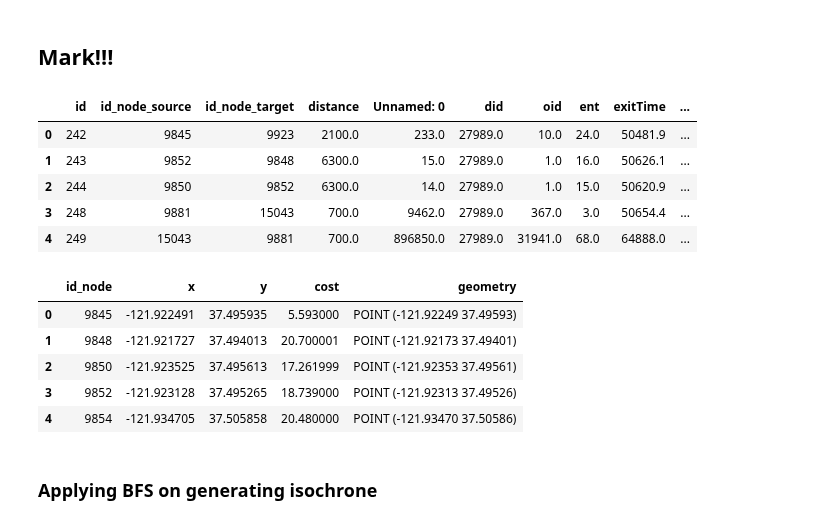
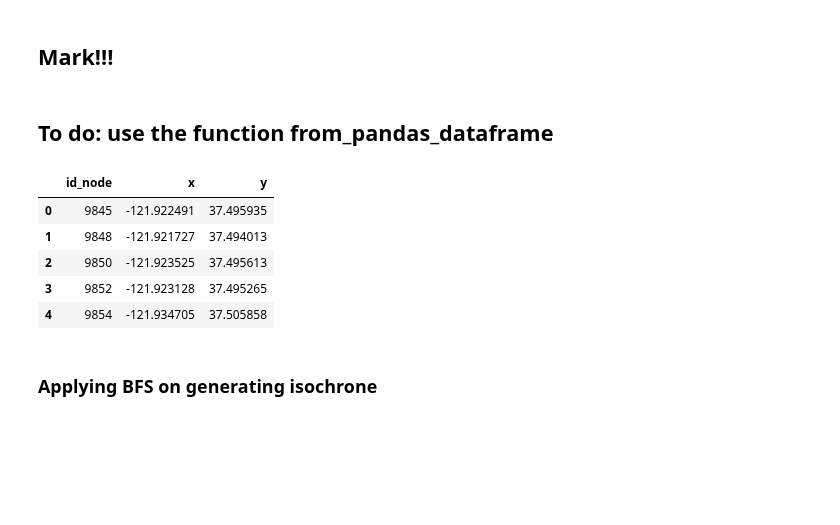
Before and after one commit to Fremont-project/data-processing, a Jupyter notebook: pipeline/aimsun-data-analysis/KPI calculation pipeline.ipynb, the cells around one changed output. Cells and saved outputs as stored; diff of their text form; code cells hidden in the pictures; blank space fills up the shorter version.

```diff
--- a/pipeline/aimsun-data-analysis/KPI calculation pipeline.ipynb
+++ b/pipeline/aimsun-data-analysis/KPI calculation pipeline.ipynb
@@ -108,9 +109,10 @@ warnings.filterwarnings('ignore')
 - Networkx (to convert the data to a network)
 - Visualize the Geopandas network shapefile in Kepler.gl
 # %%
-nodes = GeoDataFrame.from_file(data_path + "/Data processing/Raw/Network/Aimsun/nodes.shp")
+def read_gdf(path):
+    gdf = gpd.GeoDataFrame.from_file(path)
+    gdf = gdf.to_crs(epsg=4326)
+    return gdf
 
-sections = GeoDataFrame.from_file(data_path + "/Data processing/Raw/Network/Aimsun/sections.shp")
+Aimsun_nodes = read_gdf(data_path + "/Data processing/Raw/Network/Aimsun/nodes.shp")
+Aimsun_sections = read_gdf(data_path + "/Data processing/Raw/Network/Aimsun/sections.shp")
-# %%
-Aimsun_nodes = nodes.to_crs(epsg=4326)
-Aimsun_sections = sections.to_crs(epsg=4326)
@@ -168,3 +197,5 @@ preprocess the dataset before dumping the network into pandana
 # %%
-Aimsun_nodes['x'] = Aimsun_nodes['geometry'].x
-Aimsun_nodes['y'] = Aimsun_nodes['geometry'].y
+nodes = Aimsun_nodes[['id']].astype(int)
+nodes['x'] = Aimsun_nodes.geometry.x
+nodes['y'] = Aimsun_nodes.geometry.y
+nodes = nodes.rename(columns={"id": "id_node"})
@@ -560,25 +493,16 @@ edge_weighted.head(5)
 # %% [markdown]
 ## Mark!!!
-# %%
-#
-# edge_weighted['travelTime'] = 2
-edge_weighted.head(5)
-# %% [output]
-|  | id | id_node_source | id_node_target | distance | Unnamed: 0 | did | oid | ent | exitTime | ... |
-| 0 | 242 | 9845 | 9923 | 2100.0 | 233.0 | 27989.0 | 10.0 | 24.0 | 50481.9 | ... |
-| 1 | 243 | 9852 | 9848 | 6300.0 | 15.0 | 27989.0 | 1.0 | 16.0 | 50626.1 | ... |
-| 2 | 244 | 9850 | 9852 | 6300.0 | 14.0 | 27989.0 | 1.0 | 15.0 | 50620.9 | ... |
-| 3 | 248 | 9881 | 15043 | 700.0 | 9462.0 | 27989.0 | 367.0 | 3.0 | 50654.4 | ... |
-| 4 | 249 | 15043 | 9881 | 700.0 | 896850.0 | 27989.0 | 31941.0 | 68.0 | 64888.0 | ... |
+# %% [markdown]
+## To do: use the function from_pandas_dataframe
 # %%
-nodes_gdf.head(5)
+nodes.head(5)
 # %% [output]
-|  | id_node | x | y | cost | geometry |
-| 0 | 9845 | -121.922491 | 37.495935 | 5.593000 | POINT (-121.92249 37.49593) |
-| 1 | 9848 | -121.921727 | 37.494013 | 20.700001 | POINT (-121.92173 37.49401) |
-| 2 | 9850 | -121.923525 | 37.495613 | 17.261999 | POINT (-121.92353 37.49561) |
-| 3 | 9852 | -121.923128 | 37.495265 | 18.739000 | POINT (-121.92313 37.49526) |
-| 4 | 9854 | -121.934705 | 37.505858 | 20.480000 | POINT (-121.93470 37.50586) |
+|  | id_node | x | y |
+| 0 | 9845 | -121.922491 | 37.495935 |
+| 1 | 9848 | -121.921727 | 37.494013 |
+| 2 | 9850 | -121.923525 | 37.495613 |
+| 3 | 9852 | -121.923128 | 37.495265 |
+| 4 | 9854 | -121.934705 | 37.505858 |
 # %%
 #load the edges and notes to networkx Graph, including the simulated results as attributes
 for i in range(len(edge_weighted)):
```
Also changed, not shown: parts of 70 cells of this notebook.
